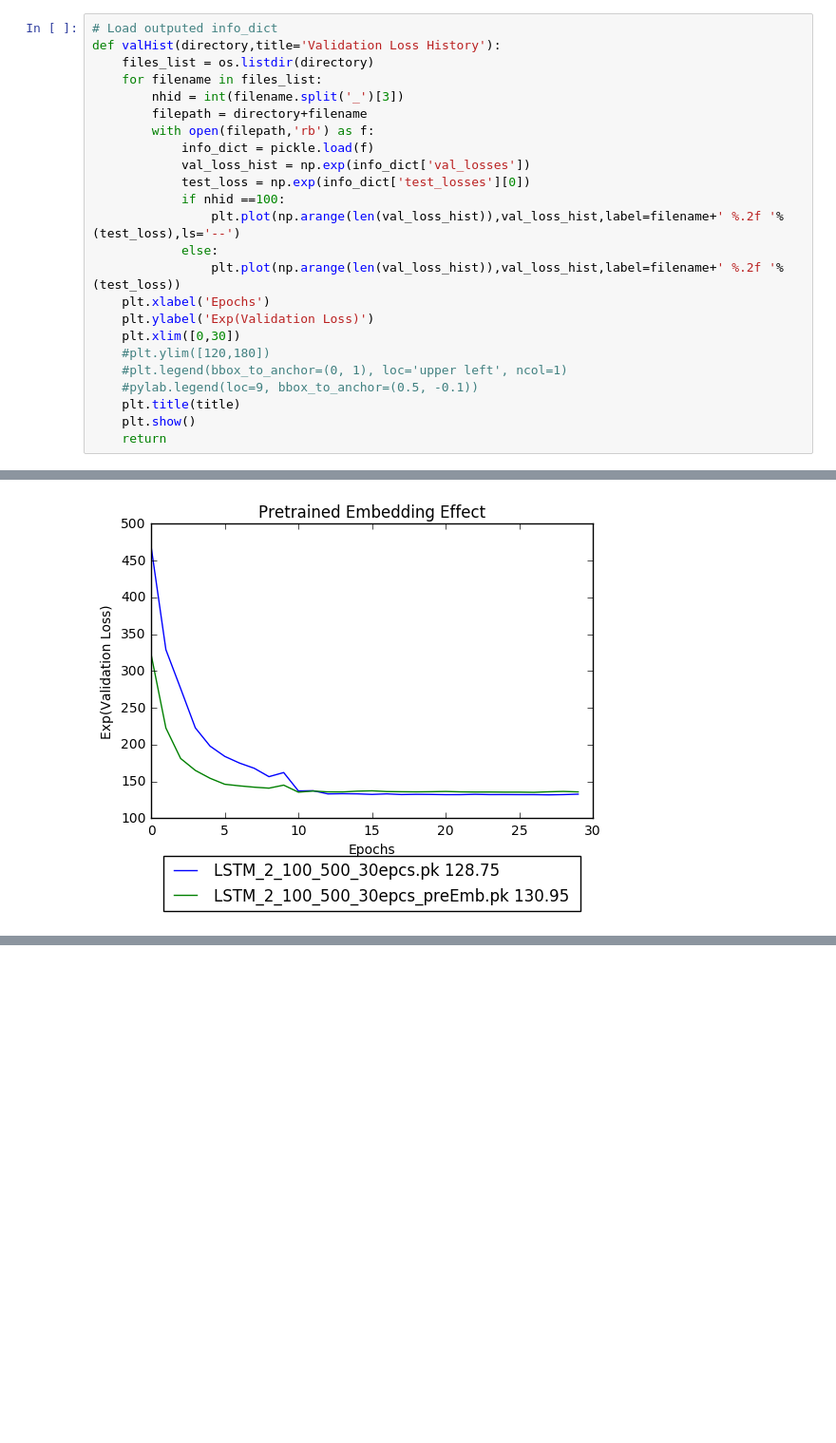
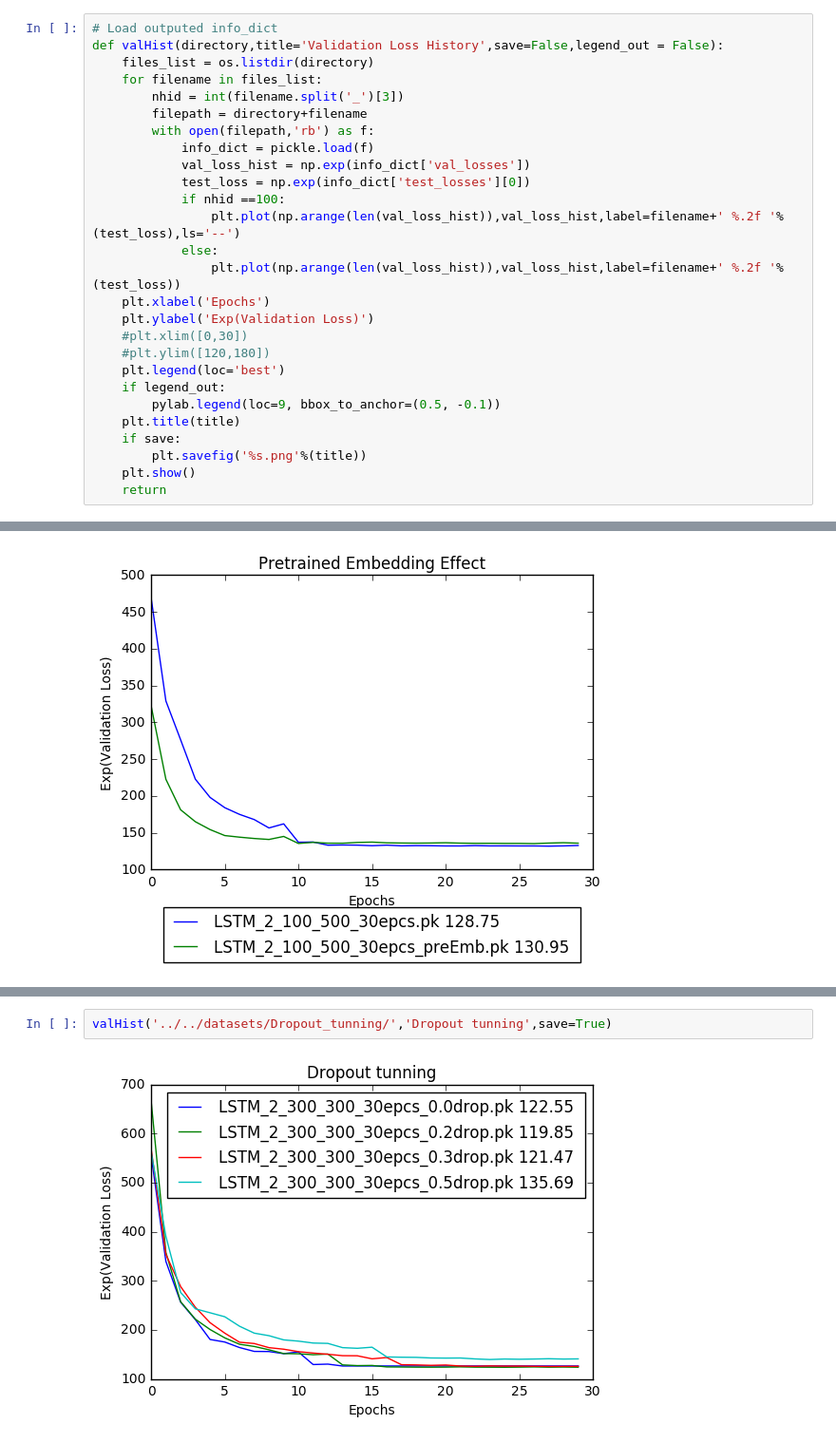
Before and after one commit to ZhuoruLin/DSGA1008_A2, a Jupyter notebook: codes/Parameter tunning.ipynb, the cells around one changed output, grey strips where cells are left out. Shown at 95% size. Saved outputs shown, nothing was run; the diff lists cells and outputs as text; blank space fills up the shorter version.

```diff
--- a/codes/Parameter tunning.ipynb
+++ b/codes/Parameter tunning.ipynb
@@ -49,6 +32,6 @@ Writing grid_dropout.py
 # %%
 # Load outputed info_dict
-def valHist(directory,title='Validation Loss History'):
+def valHist(directory,title='Validation Loss History',save=False,legend_out = False):
     files_list = os.listdir(directory)
     for filename in files_list:
         nhid = int(filename.split('_')[3])
@@ -63,11 +46,14 @@ def valHist(directory,title='Validation Loss History'):
                 plt.plot(np.arange(len(val_loss_hist)),val_loss_hist,label=filename+' %.2f '%(test_loss))
     plt.xlabel('Epochs')
     plt.ylabel('Exp(Validation Loss)')
-    plt.xlim([0,30])
+    #plt.xlim([0,30])
     #plt.ylim([120,180])
-    #plt.legend(bbox_to_anchor=(0, 1), loc='upper left', ncol=1)
-    #pylab.legend(loc=9, bbox_to_anchor=(0.5, -0.1))
+    plt.legend(loc='best')
+    if legend_out:
+        pylab.legend(loc=9, bbox_to_anchor=(0.5, -0.1))
     plt.title(title)
+    if save:
+        plt.savefig('%s.png'%(title))
     plt.show()
     return
 # %%
@@ -80,0 +86,4 @@ valHist('comparisons/','Pretrained Embedding Effect')
+# %%
+valHist('../../datasets/Dropout_tunning/','Dropout tunning',save=True)
+# %% [output]
+[figure, added]
```
Also changed, not shown: parts of 5 cells of this notebook, 3 other files.
